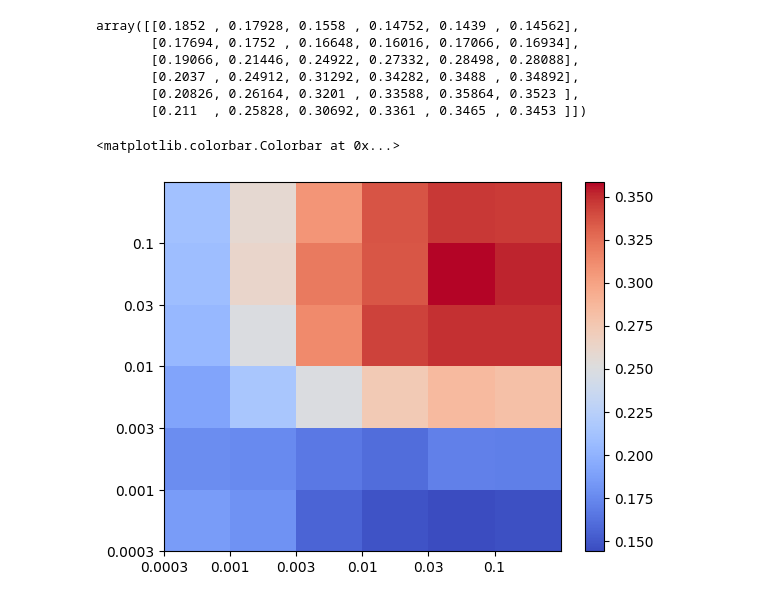
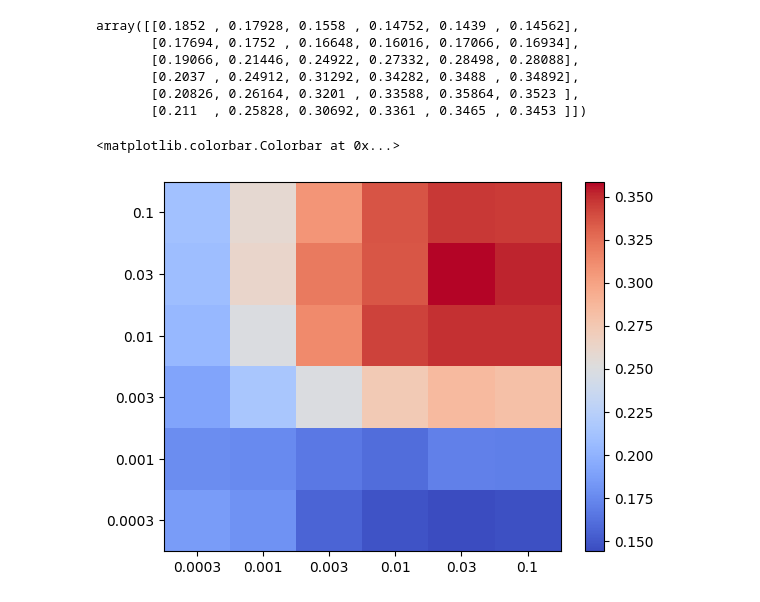
Before and after one commit to google-research/laurel, a Jupyter notebook: notebooks/reinforcement_learning.ipynb, the cells around one changed output. Drawn from its saved outputs; the diff is of its cells as text; code cells hidden in the pictures.

```diff
--- a/notebooks/reinforcement_learning.ipynb
+++ b/notebooks/reinforcement_learning.ipynb
@@ -54,14 +72,14 @@ array([[0.1852 , 0.17928, 0.1558 , 0.14752, 0.1439 , 0.14562],
        [0.211  , 0.25828, 0.30692, 0.3361 , 0.3465 , 0.3453 ]])
 # %%
 fig, ax = plt.subplots()
-ax.set_xticks(np.arange(len(alrs)))
-ax.set_yticks(np.arange(len(clrs)))
+ax.set_xticks(np.arange(len(alrs)) + 0.5)
+ax.set_yticks(np.arange(len(clrs)) + 0.5)
 ax.set_xticklabels(alrs)
 ax.set_yticklabels(clrs)
 I = ax.pcolormesh(
     means,
     cmap='coolwarm')
 fig.colorbar(I, ax=ax)
 # %% [output]
 <matplotlib.colorbar.Colorbar at 0x...>
-[figure, old version]
+[figure, new version]
```
Also changed, not shown: parts of 7 cells of this notebook, 1 other file.
